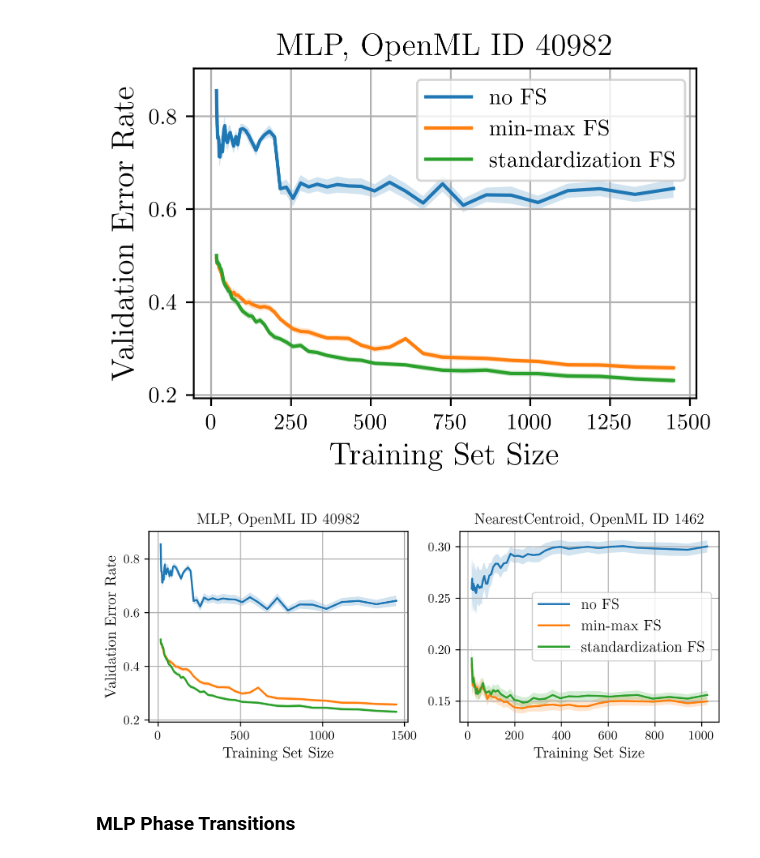
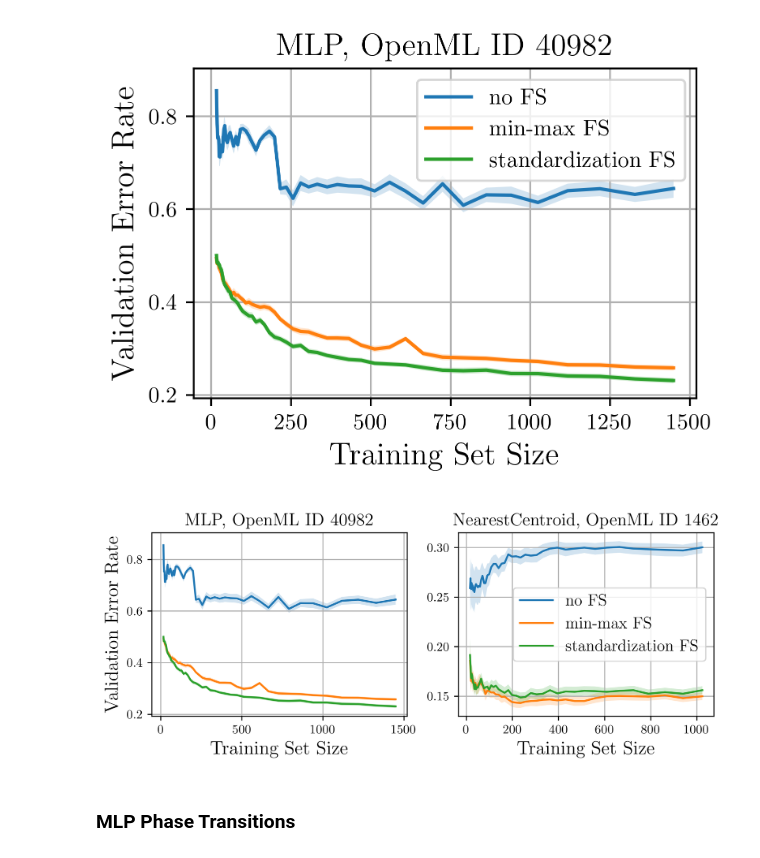
Before and after one commit to learning-curve-research/LCDB-1.1, a Jupyter notebook: analysis/Intro - figure.ipynb, the cells around one changed output. Drawn from its saved outputs; the diff is of its cells as text; code cells hidden in the pictures.

```diff
--- a/analysis/Intro - figure.ipynb
+++ b/analysis/Intro - figure.ipynb
@@ -139,34 +138,34 @@ plt.show()
 # %%
 pairs = [(11, 66), (19, 35)]
 
 fig, axes = plt.subplots(1, 2, figsize=(7, 3), dpi=400)
 
 for ax, (LEARNER, DATASET) in zip(axes, pairs):
     mean_clean, se_clean = extract_mean_se(dataset_nofs, DATASET, LEARNER)
     mean_clean_fs, se_clean_fs = extract_mean_se(dataset_minmaxfs, DATASET, LEARNER)
     mean_clean_zfs, se_clean_zfs = extract_mean_se(dataset_standardfs, DATASET, LEARNER)
 
     ax.plot(anchor_list_denser, mean_clean, label='no FS')
     ax.fill_between(anchor_list_denser, mean_clean - se_clean, mean_clean + se_clean, alpha=0.2)
 
     ax.plot(anchor_list_denser, mean_clean_fs, label='min-max FS')
     ax.fill_between(anchor_list_denser, mean_clean_fs - se_clean_fs, mean_clean_fs + se_clean_fs, alpha=0.2)
 
     ax.plot(anchor_list_denser, mean_clean_zfs, label='standardization FS')
     ax.fill_between(anchor_list_denser, mean_clean_zfs - se_clean_zfs, mean_clean_zfs + se_clean_zfs, alpha=0.2)
 
     ax.set_title(f'{learner_zoo[LEARNER]}, OpenML ID {dataset_ids_CC18[DATASET]}', fontsize=14)
-    ax.set_xlabel('Training Set Size', fontsize=12)
+    ax.set_xlabel('Training Set Size', fontsize=15)
     ax.grid()
 
-axes[0].set_ylabel('Validation Error Rate', fontsize=12)
-axes[1].legend(fontsize=12)
+axes[0].set_ylabel('Validation Error Rate', fontsize=15)
+axes[1].legend(fontsize=13)
 
 plt.tight_layout()
 plt.subplots_adjust(wspace=0.2)
 plt.show()
 # %% [output]
-[figure, old version]
+[figure, new version]
 # %% [markdown]
 ### MLP Phase Transitions
 # %%
```
Also changed, not shown: parts of 4 cells of this notebook, 15 other files.
